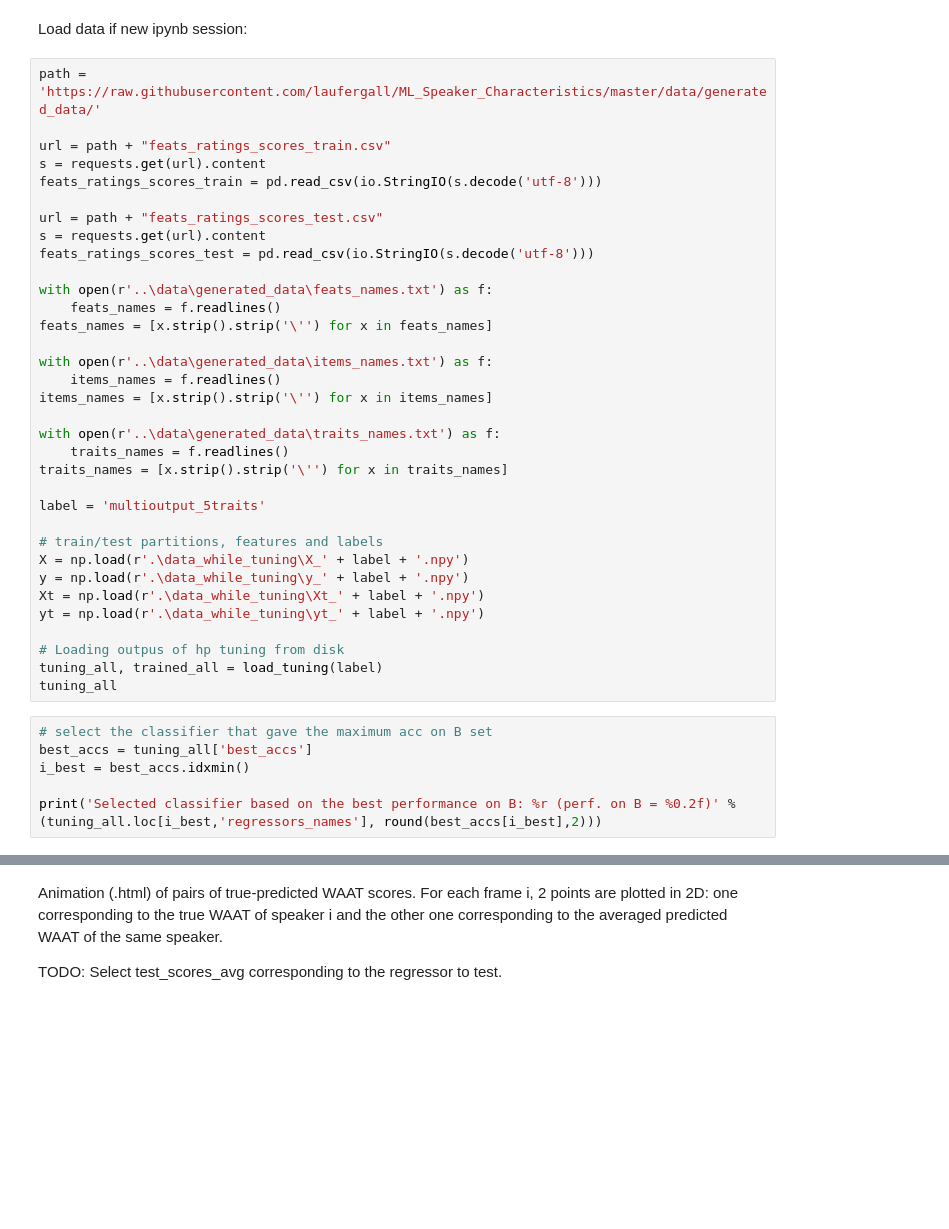
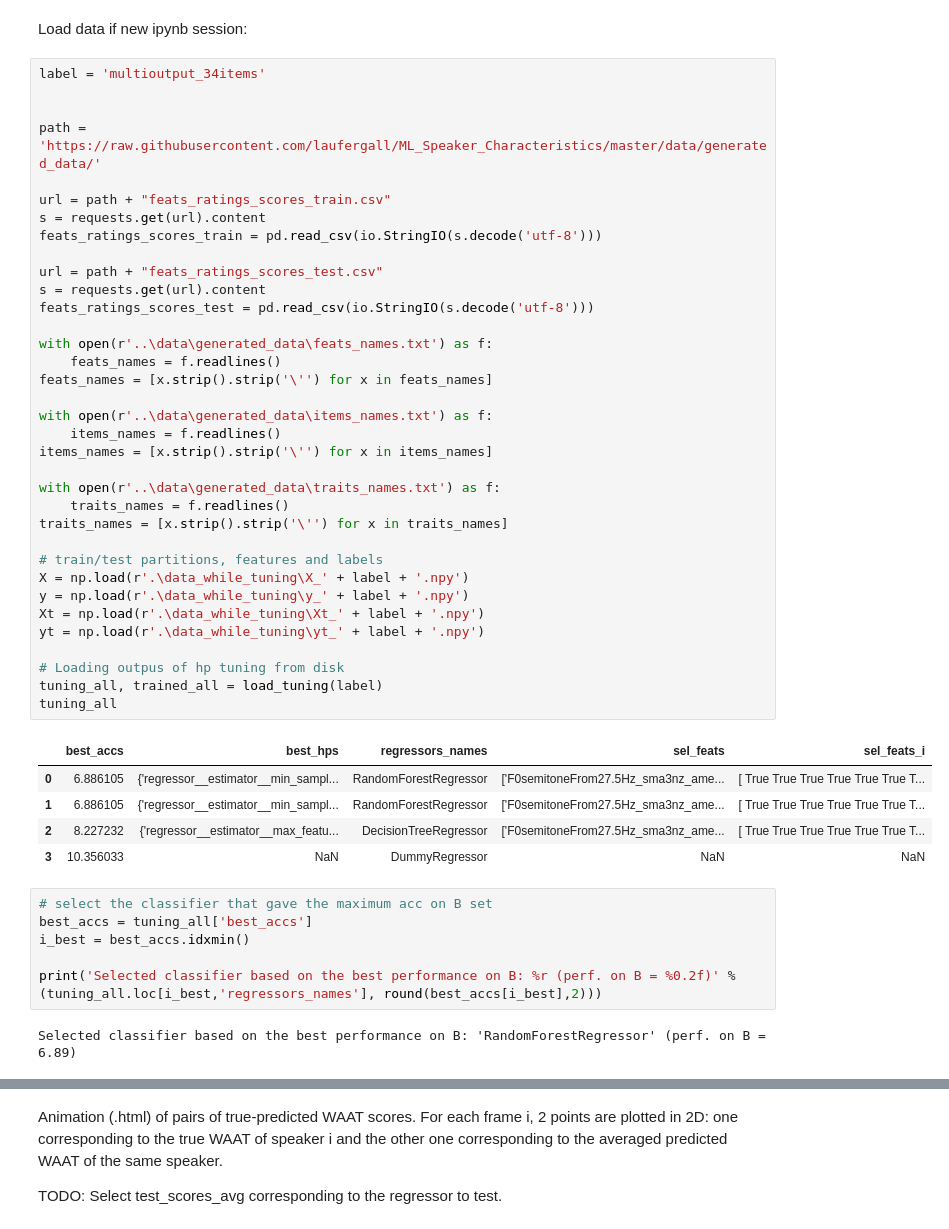
Before and after one commit to laufergall/ML_Speaker_Characteristics, a Jupyter notebook: regression/06_regression_multioutput_34items.ipynb, the cells around one changed output, grey strips where cells are left out. Cells and saved outputs as stored; diff of their text form; blank space fills up the shorter version.

```diff
--- a/regression/06_regression_multioutput_34items.ipynb
+++ b/regression/06_regression_multioutput_34items.ipynb
@@ -362,43 +382,52 @@ Visualization: pairplot of scores of true and predicted test data, grouped-avera
 # %% [markdown]
 Load data if new ipynb session:
 # %%
+label = 'multioutput_34items'
+
+
 path = 'https://raw.githubusercontent.com/laufergall/ML_Speaker_Characteristics/master/data/generated_data/'
 
 url = path + "feats_ratings_scores_train.csv"
 s = requests.get(url).content
 feats_ratings_scores_train = pd.read_csv(io.StringIO(s.decode('utf-8')))
 
 url = path + "feats_ratings_scores_test.csv"
 s = requests.get(url).content
 feats_ratings_scores_test = pd.read_csv(io.StringIO(s.decode('utf-8')))
 
 with open(r'..\data\generated_data\feats_names.txt') as f:
     feats_names = f.readlines()
 feats_names = [x.strip().strip('\'') for x in feats_names]
 
 with open(r'..\data\generated_data\items_names.txt') as f:
     items_names = f.readlines()
 items_names = [x.strip().strip('\'') for x in items_names]
 
 with open(r'..\data\generated_data\traits_names.txt') as f:
     traits_names = f.readlines()
 traits_names = [x.strip().strip('\'') for x in traits_names]
 
-label = 'multioutput_5traits'
-
 # train/test partitions, features and labels
 X = np.load(r'.\data_while_tuning\X_' + label + '.npy')
 y = np.load(r'.\data_while_tuning\y_' + label + '.npy')
 Xt = np.load(r'.\data_while_tuning\Xt_' + label + '.npy')
 yt = np.load(r'.\data_while_tuning\yt_' + label + '.npy')
 
 # Loading outpus of hp tuning from disk
 tuning_all, trained_all = load_tuning(label)
 tuning_all
+# %% [output]
+|  | best_accs | best_hps | regressors_names | sel_feats | sel_feats_i |
+| 0 | 6.886105 | {'regressor__estimator__min_sampl... | RandomForestRegressor | ['F0semitoneFrom27.5Hz_sma3nz_ame... | [ True True True True True True T... |
+| 1 | 6.886105 | {'regressor__estimator__min_sampl... | RandomForestRegressor | ['F0semitoneFrom27.5Hz_sma3nz_ame... | [ True True True True True True T... |
+| 2 | 8.227232 | {'regressor__estimator__max_featu... | DecisionTreeRegressor | ['F0semitoneFrom27.5Hz_sma3nz_ame... | [ True True True True True True T... |
+| 3 | 10.356033 | NaN | DummyRegressor | NaN | NaN |
 # %%
 # select the classifier that gave the maximum acc on B set
 best_accs = tuning_all['best_accs']
 i_best = best_accs.idxmin()
 
 print('Selected classifier based on the best performance on B: %r (perf. on B = %0.2f)' % (tuning_all.loc[i_best,'regressors_names'], round(best_accs[i_best],2)))
+# %% [output]
+Selected classifier based on the best performance on B: 'RandomForestRegressor' (perf. on B = 6.89)
 # %%
```
Also changed, not shown: parts of 12 cells of this notebook, 28 other files.
